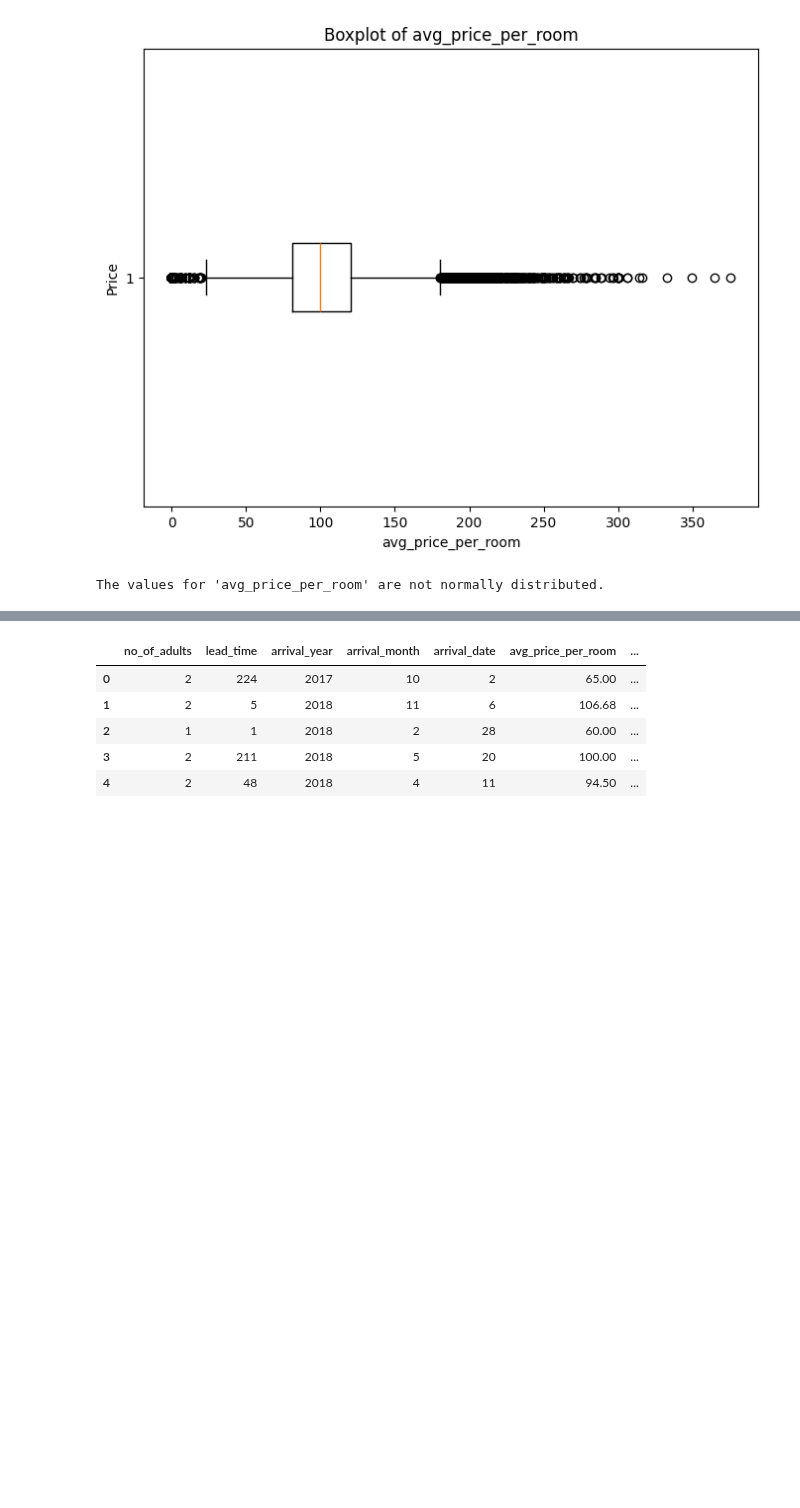
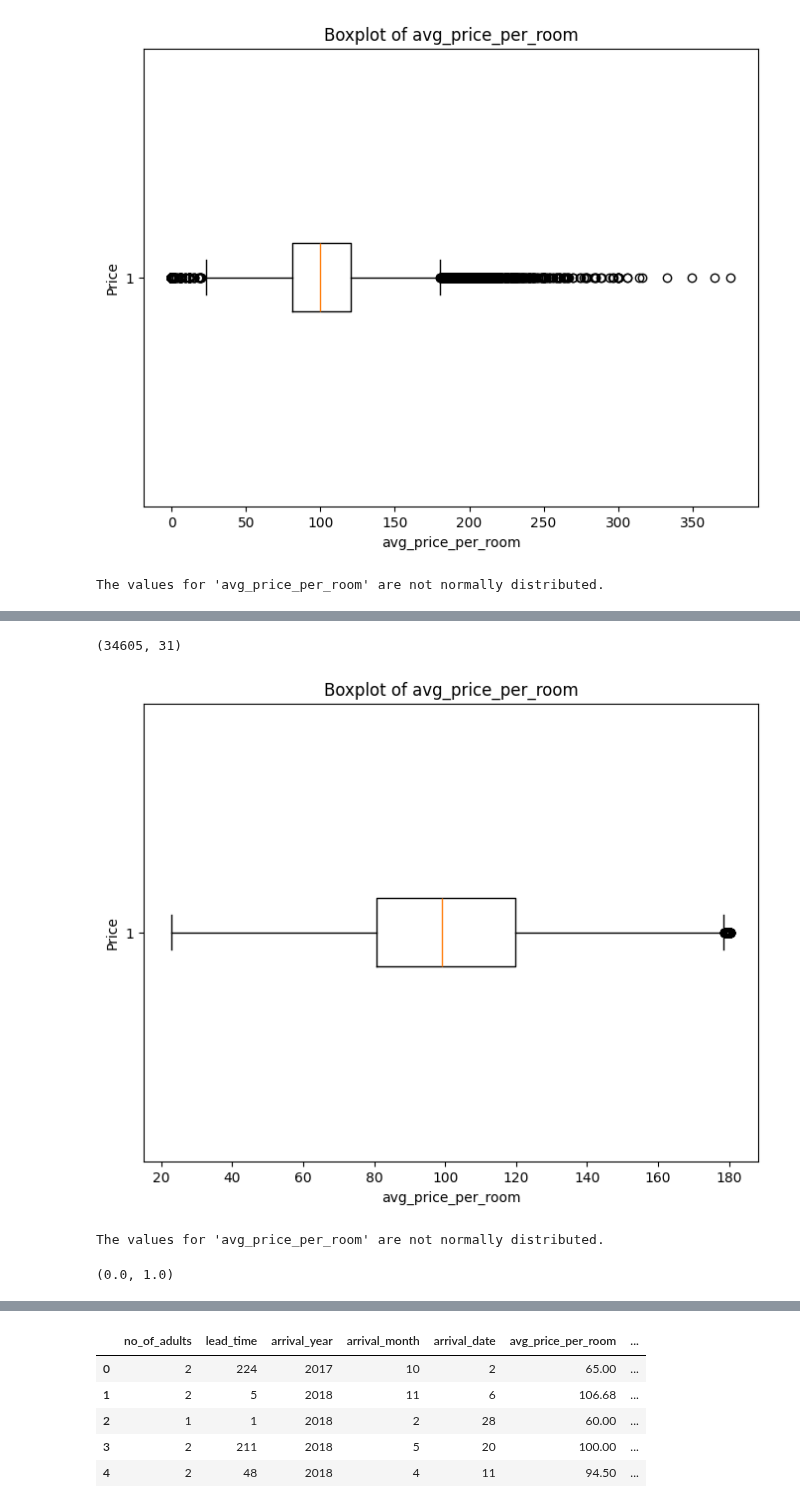
Before and after one commit to Drashko73/hotel-reservations-analysis, a Jupyter notebook: notebooks/04_annomalies_detection.ipynb, the cells around one changed output, grey strips where cells are left out. Drawn from its saved outputs; the diff is of its cells as text; code cells hidden in the pictures; blank space fills up the shorter version.

Commit message:
Update annomalies detection

```diff
--- a/notebooks/04_annomalies_detection.ipynb
+++ b/notebooks/04_annomalies_detection.ipynb
@@ -540,0 +553,51 @@ The values for 'avg_price_per_room' are not normally distributed.
+# %%
+# Detect and remove outliers using the IQR method
+Q1 = data['avg_price_per_room'].quantile(0.25)
+Q3 = data['avg_price_per_room'].quantile(0.75)
+IQR = Q3 - Q1
+
+# Calculate the lower and upper bounds
+lower_bound = Q1 - 1.5 * IQR
+upper_bound = Q3 + 1.5 * IQR
+
+# Filter the data to remove outliers
+data = data[(data['avg_price_per_room'] >= lower_bound) & (data['avg_price_per_room'] <= upper_bound)]
+
+data.shape
+# %% [output]
+(34605, 31)
+# %%
+# Plot the boxplot of the 'avg_price_per_room' column after removing outliers
+plt.figure(figsize=(8, 6))
+plt.boxplot(data['avg_price_per_room'], vert=False)
+plt.title('Boxplot of avg_price_per_room')
+plt.xlabel('avg_price_per_room')
+plt.ylabel('Price')
+plt.savefig('../reports/images/boxplot_avg_price_per_room.png')
+plt.show()
+# %% [output]
+[figure, added]
+# %%
+from scipy.stats import kstest, norm
+
+# Perform the Kolmogorov-Smirnov test
+kstest_result = kstest(data['avg_price_per_room'], 'norm')
+
+# Get the test statistic and p-value
+test_statistic = kstest_result.statistic
+p_value = kstest_result.pvalue
+
+# Define the significance level
+alpha = 0.05
+
+# Check if the p-value is less than the significance level
+if p_value < alpha:
+    print("The values for 'avg_price_per_room' are not normally distributed.")
+else:
+    print("The values for 'avg_price_per_room' are normally distributed.")
+# %% [output]
+The values for 'avg_price_per_room' are not normally distributed.
+# %%
+p_value, test_statistic
+# %% [output]
+(0.0, 1.0)
```
Also changed, not shown: parts of 10 cells of this notebook, 3 other files.
